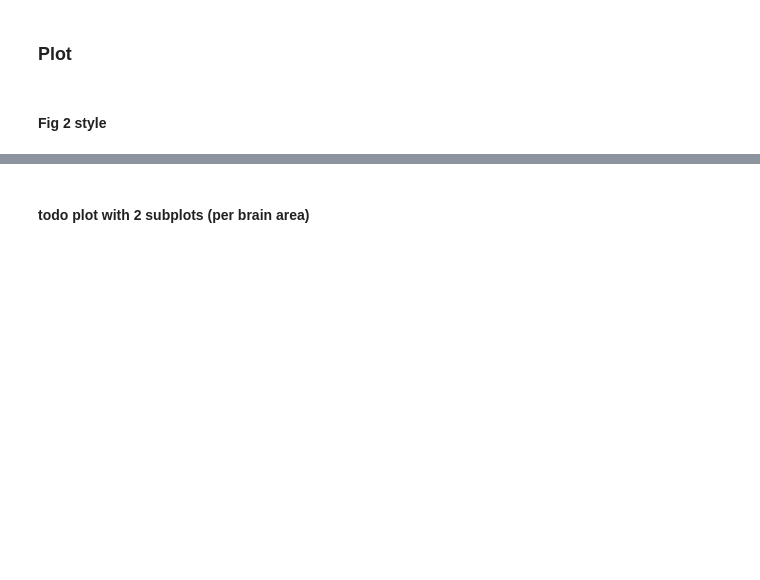
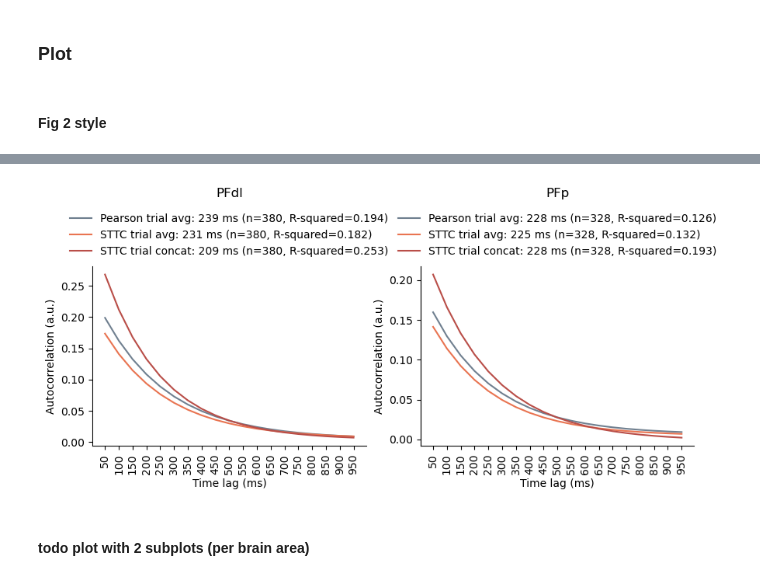
Before and after one commit to iinnpp/isttc, a Jupyter notebook: notebooks/monkey/paper_reproduce_fig2.ipynb, the cells around one changed output, grey strips where cells are left out. Cells and saved outputs as stored; diff of their text form; code cells hidden in the pictures; blank space fills up the shorter version.

```diff
--- a/notebooks/monkey/paper_reproduce_fig2.ipynb
+++ b/notebooks/monkey/paper_reproduce_fig2.ipynb
@@ -304,3 +496,59 @@ if save_fig:
+# %%
+color_pearson_trail_avg = 'slategray'
+color_sttc_trail_avg =  '#E97451' #'chocolate' #'#D6A27A' # 'steelblue'
+color_sttc_trail_concat = '#B94E48' # '#9E5345' #'sandybrown'
+
+fig, axes = plt.subplots(1,2, figsize=(10,3), sharey=False)
+
+t = np.linspace(1, n_lags-1, n_lags-1).astype(int)
+t_labels = np.linspace(50, 950, n_lags-1).astype(int)
+
+# PFdl
+# Pearsonr trial avg
+axes[0].set_title('PFdl', y=1.35)
+pfdl_label = f"Pearson trial avg: {int(population_level_dict_2d['pearsonr_trial_avg_pfdl']['tau_ms'])} ms (n={len(
+    pfdl_acf_average_trial_pearsonr_subset_df)}, R-squared={np.round(population_level_dict_2d['pearsonr_trial_avg_pfdl']['fit_r_squared'], 3)})"
+axes[0].plot(t, func_single_exp_monkey(t, *population_level_dict_2d['pearsonr_trial_avg_pfdl']['popt']), color=color_pearson_trail_avg, label=pfdl_label)
+
+pfdl_label = f"STTC trial avg: {int(population_level_dict_2d['sttc_trial_avg_pfdl']['tau_ms'])} ms (n={len(
+pfdl_acf_average_trial_sttc_subset_df)}, R-squared={np.round(population_level_dict_2d['sttc_trial_avg_pfdl']['fit_r_squared'], 3)})"
+axes[0].plot(t, func_single_exp_monkey(t, *population_level_dict_2d['sttc_trial_avg_pfdl']['popt']), color=color_sttc_trail_avg, label=pfdl_label)
+
+pfdl_label = f"STTC trial concat: {int(population_level_dict_2d['sttc_trial_concat_pfdl']['tau_ms'])} ms (n={len(
+    pfdl_sttc_trial_concat_subset_df)}, R-squared={np.round(population_level_dict_2d['sttc_trial_concat_pfdl']['fit_r_squared'], 3)})"
+axes[0].plot(t, func_single_exp_monkey(t, *population_level_dict_2d['sttc_trial_concat_pfdl']['popt']), color=color_sttc_trail_concat, label=pfdl_label)
+
+# PFp
+axes[1].set_title('PFp', y=1.35)
+pfp_label = f"Pearson trial avg: {int(population_level_dict_2d['pearsonr_trial_avg_pfp']['tau_ms'])} ms (n={len(
+    pfp_acf_average_trial_pearsonr_subset_df)}, R-squared={np.round(population_level_dict_2d['pearsonr_trial_avg_pfp']['fit_r_squared'], 3)})"
+axes[1].plot(t, func_single_exp_monkey(t, *population_level_dict_2d['pearsonr_trial_avg_pfp']['popt']), color=color_pearson_trail_avg, label=pfp_label)
+
+# STTC trial avg
+pfp_label = f"STTC trial avg: {int(population_level_dict_2d['sttc_trial_avg_pfp']['tau_ms'])} ms (n={len(
+    pfp_acf_average_trial_sttc_subset_df)}, R-squared={np.round(population_level_dict_2d['sttc_trial_avg_pfp']['fit_r_squared'], 3)})"
+axes[1].plot(t, func_single_exp_monkey(t, *population_level_dict_2d['sttc_trial_avg_pfp']['popt']), color=color_sttc_trail_avg, label=pfp_label)
+
+# STTC trial concat
+pfp_label = f"STTC trial concat: {int(population_level_dict_2d['sttc_trial_concat_pfp']['tau_ms'])} ms (n={len(
+    pfp_sttc_trial_concat_subset_df)}, R-squared={np.round(population_level_dict_2d['sttc_trial_concat_pfp']['fit_r_squared'], 3)})"
+axes[1].plot(t, func_single_exp_monkey(t, *population_level_dict_2d['sttc_trial_concat_pfp']['popt']), color=color_sttc_trail_concat, label=pfp_label)
+
+for ax in axes.flat:
+    ax.set_xticks(t)
+    ax.set_xticklabels(t_labels, rotation=90)
+    ax.set_xlabel('Time lag (ms)')
+    ax.set_ylabel('Autocorrelation (a.u.)')
+
+    ax.legend(frameon=False, loc='upper center', bbox_to_anchor=(0.5, 1.35))
+
+sns.despine()
+
+if save_fig:
+    fig.savefig(fig_folder + 'fig2_repr_3_methods_with_empty_1000_constraints_closer_paper.png', bbox_inches='tight')
+    fig.savefig(fig_folder + 'fig2_repr_3_methods_with_empty_1000_constraints_closer_paper.svg', bbox_inches='tight')
+# %% [output]
+[figure, added]
 # %% [markdown]
 #### todo plot with 2 subplots (per brain area)
 # %%
```
Also changed, not shown: parts of 19 cells of this notebook, 4 other files.
